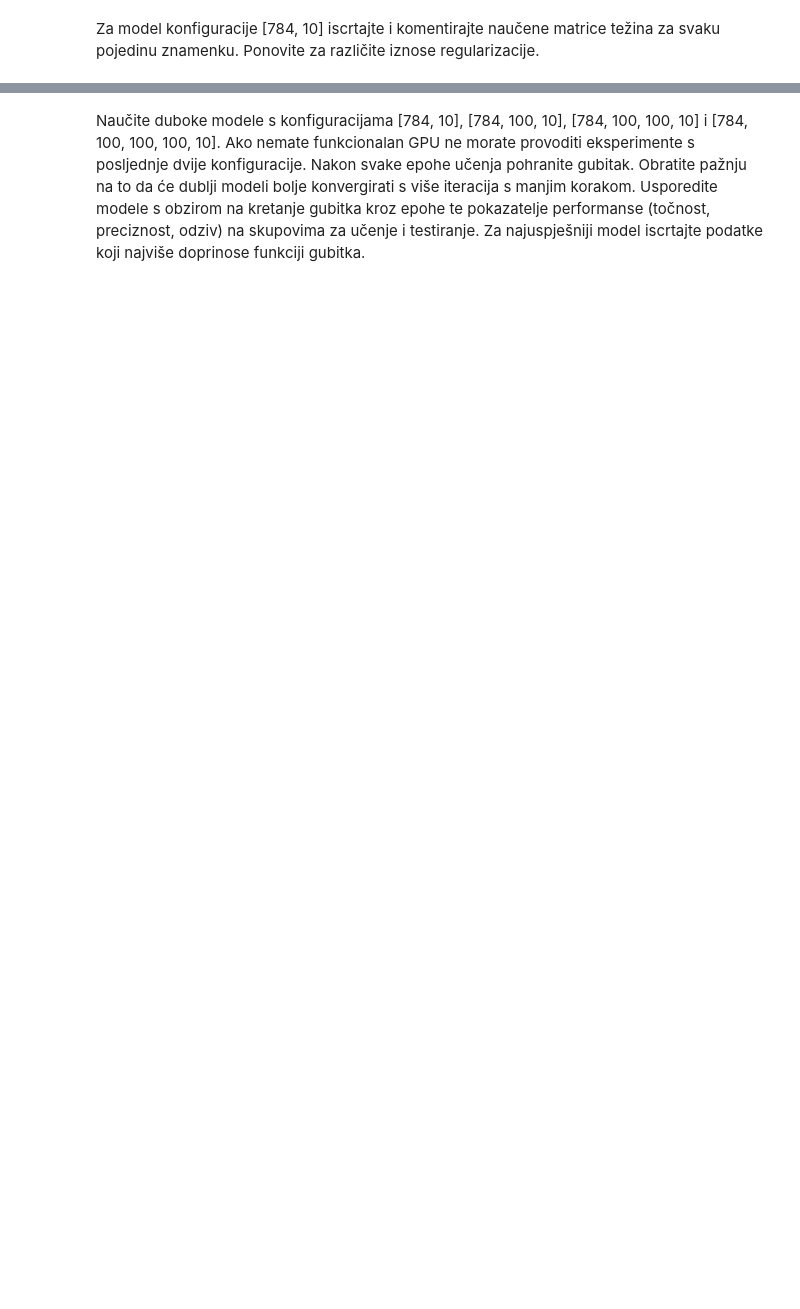
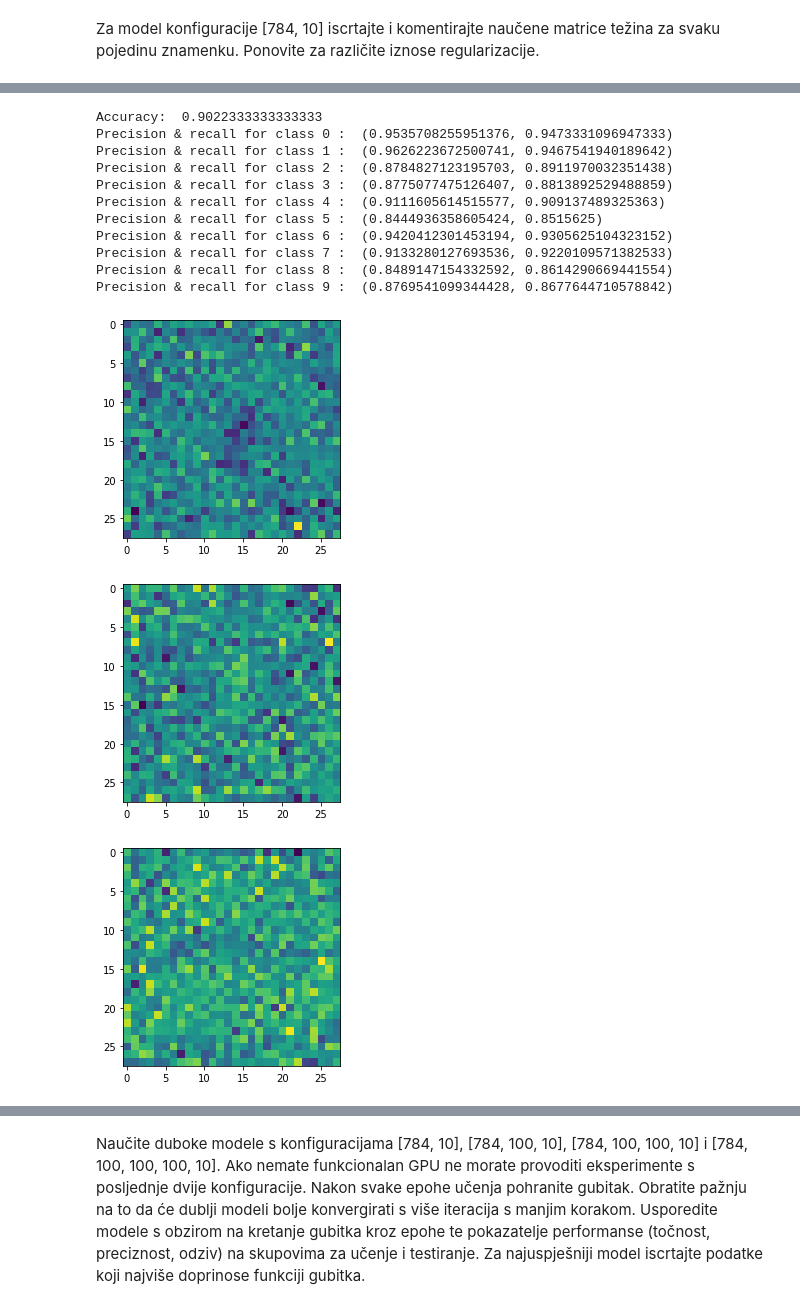
Before and after one commit to angello2/DU, a Jupyter notebook: lab1/lab1.ipynb, the cells around one changed output, grey strips where cells are left out. Drawn from its saved outputs; the diff is of its cells as text; code cells hidden in the pictures; blank space fills up the shorter version.

```diff
--- a/lab1/lab1.ipynb
+++ b/lab1/lab1.ipynb
@@ -728,2 +761,13 @@ Accuracy:  0.9333333333333333  Recall:  0.8666666666666667 Precision:  1.0
 # %% [markdown]
 Za model konfiguracije [784, 10] iscrtajte i komentirajte naučene matrice težina za svaku pojedinu znamenku. Ponovite za različite iznose regularizacije.
+# %%
+device = torch.device('cuda' if torch.cuda.is_available() else 'cpu')
+torch.set_default_tensor_type(torch.cuda.DoubleTensor)
+print('Using device:', device)
+print()
+
+if device.type == 'cuda':
+    print(torch.cuda.get_device_name(0))
+    print('Memory Usage:')
+    print('Allocated:', round(torch.cuda.memory_allocated(0)/1024**3,1), 'GB')
+    print('Cached:   ', round(torch.cuda.memory_reserved(0)/1024**3,1), 'GB')
@@ -729,0 +781,10 @@ Za model konfiguracije [784, 10] iscrtajte i komentirajte naučene matrice teži
+# %%
+X_train, X_test = x_train.view(-1, 784).to(device), x_test.view(-1, 784).to(device)
+
+def activation(X):
+    return torch.relu(X)
+
+parameter_list = [D, C]
+model = pt_deep.PTDeep(parameter_list, activation).to(device)
+
+model.train(X_train, y_train, 3000, 0.5)
@@ -729,0 +809,29 @@ Za model konfiguracije [784, 10] iscrtajte i komentirajte naučene matrice teži
+# %%
+from matplotlib import image
+
+Y = model.evaluate(X_train)
+
+accuracy, pr, M = data.eval_perf_multi(Y, y_train)
+print("Accuracy: ", accuracy)
+for i in range(10):
+    print("Precision & recall for class", i, ": ", pr[i])
+
+for i in range(10):
+    weight_image = model.W[0].detach().cpu().numpy().T.reshape(-1, 28, 28)
+    plt.imshow(weight_image[i], interpolation='nearest')
+    plt.show()
+# %% [output]
+Accuracy:  0.9022333333333333
+Precision & recall for class 0 :  (0.9535708255951376, 0.9473331096947333)
+Precision & recall for class 1 :  (0.9626223672500741, 0.9467541940189642)
+Precision & recall for class 2 :  (0.8784827123195703, 0.8911970032351438)
+Precision & recall for class 3 :  (0.8775077475126407, 0.8813892529488859)
+Precision & recall for class 4 :  (0.9111605614515577, 0.909137489325363)
+Precision & recall for class 5 :  (0.8444936358605424, 0.8515625)
+Precision & recall for class 6 :  (0.9420412301453194, 0.9305625104323152)
+Precision & recall for class 7 :  (0.9133280127693536, 0.9220109571382533)
+Precision & recall for class 8 :  (0.8489147154332592, 0.8614290669441554)
+Precision & recall for class 9 :  (0.8769541099344428, 0.8677644710578842)
+[figure, added]
+[figure, added]
+[figure, added]
```
Also changed, not shown: parts of 25 cells of this notebook, 2 other files.
